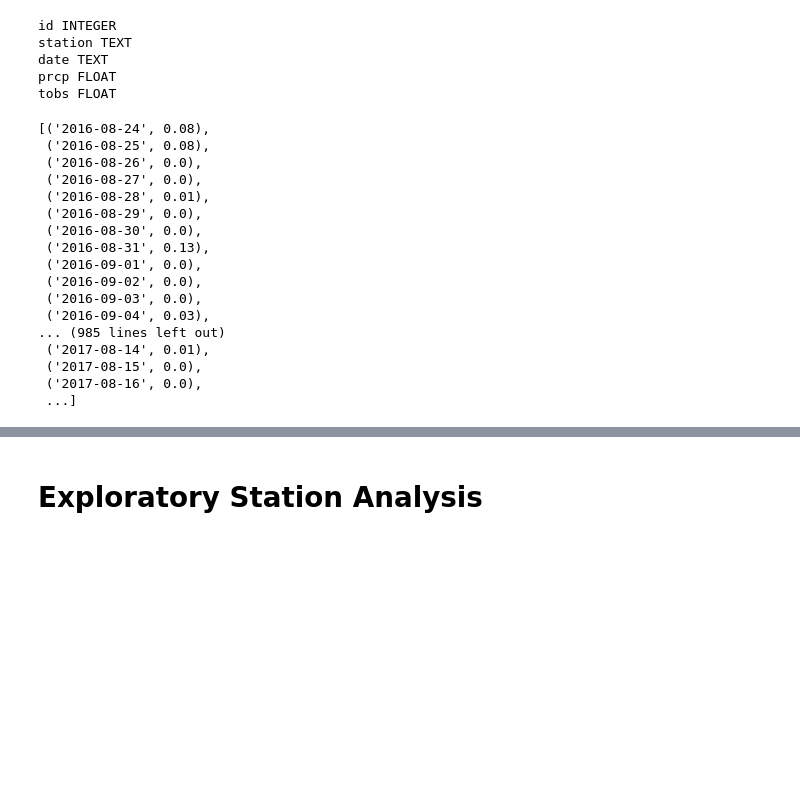
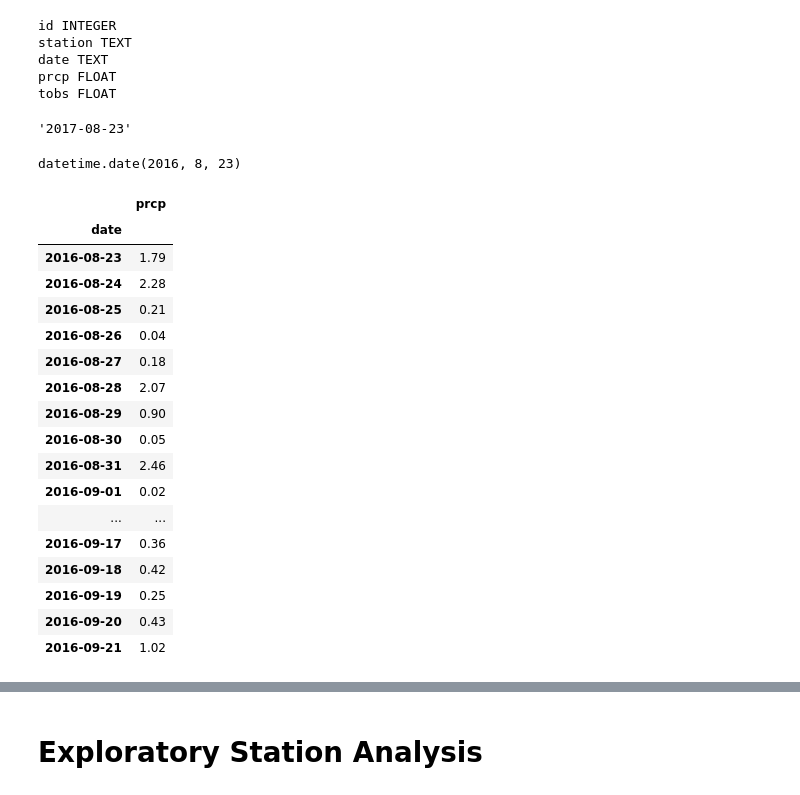
Before and after one commit to NateWitte/sqlalchemy-challenge, a Jupyter notebook: climate_starter_Nate_Witte.ipynb, the cells around one changed output, grey strips where cells are left out. Drawn from its saved outputs; the diff is of its cells as text; code cells hidden in the pictures; blank space fills up the shorter version.

```diff
--- a/climate_starter_Nate_Witte.ipynb
+++ b/climate_starter_Nate_Witte.ipynb
@@ -53,35 +53,44 @@ tobs FLOAT
 # Design a query to retrieve the last 12 months of precipitation data and plot the results.
 # Starting from the most recent data point in the database.
 mostrecent=session.query(Measurement.date).order_by(Measurement.date.desc()).first()
+mostrecent[0]
+# %% [output]
+'2017-08-23'
 # %%
 # Calculate the date one year from the last date in data set.
 #year_ago = mostrecent - dt.timedelta(days=365)
-oneyear = dt.datetime.strptime(mostrecent[0],'%Y-%m-%d')-dt.timedelta(days=365)
+queryenddate = dt.date(2017, 8, 23) - dt.timedelta(365)
+queryenddate
+# %% [output]
+datetime.date(2016, 8, 23)
 # %%
 # Perform a query to retrieve the data and precipitation scores
 
-thisquery=session.query(Measurement.date, Measurement.prcp).filter(Measurement.date>=oneyear).all()
+thisquery=session.query(Measurement.date, Measurement.prcp).filter(Measurement.date>=queryenddate).all()
-# %% [output]
-[('2016-08-24', 0.08),
- ('2016-08-25', 0.08),
- ('2016-08-26', 0.0),
- ('2016-08-27', 0.0),
- ('2016-08-28', 0.01),
- ('2016-08-29', 0.0),
- ('2016-08-30', 0.0),
- ('2016-08-31', 0.13),
- ('2016-09-01', 0.0),
- ('2016-09-02', 0.0),
- ('2016-09-03', 0.0),
- ('2016-09-04', 0.03),
-... (985 lines left out)
- ('2017-08-14', 0.01),
- ('2017-08-15', 0.0),
- ('2017-08-16', 0.0),
- ...]
 # %%
 # Save the query results as a Pandas DataFrame and set the index to the date column
-
 precipitation_df=pd.DataFrame(thisquery).set_index("date")
+precipgroup=precipitation_df.groupby("date").max()
+prec_df=pd.DataFrame(precipgroup)
+prec_df.head(30)
+# %% [output]
+|  | prcp |
+| date |  |
+| 2016-08-23 | 1.79 |
+| 2016-08-24 | 2.28 |
+| 2016-08-25 | 0.21 |
+| 2016-08-26 | 0.04 |
+| 2016-08-27 | 0.18 |
+| 2016-08-28 | 2.07 |
+| 2016-08-29 | 0.90 |
+| 2016-08-30 | 0.05 |
+| 2016-08-31 | 2.46 |
+| 2016-09-01 | 0.02 |
+| ... | ... |
+| 2016-09-17 | 0.36 |
+| 2016-09-18 | 0.42 |
+| 2016-09-19 | 0.25 |
+| 2016-09-20 | 0.43 |
+| 2016-09-21 | 1.02 |
 # %%
 # Sort the dataframe by date
```
Also changed, not shown: parts of 6 cells of this notebook.
